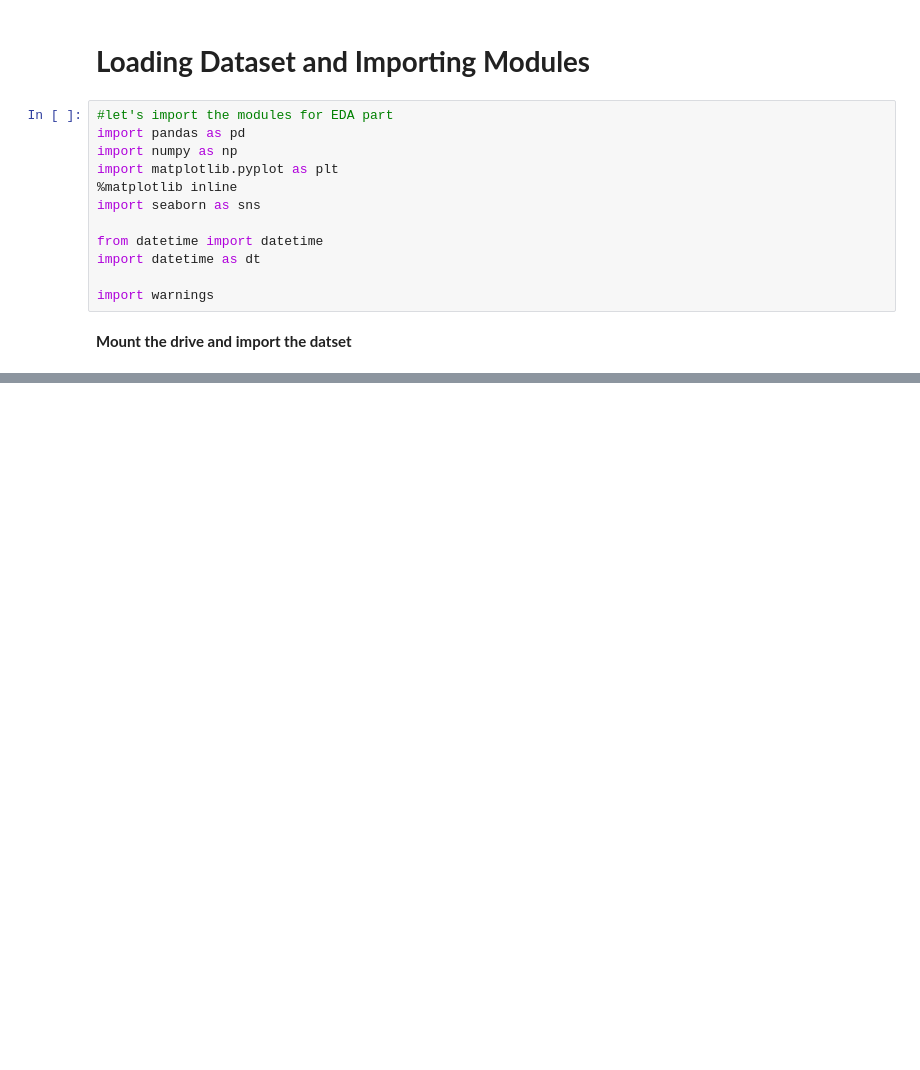
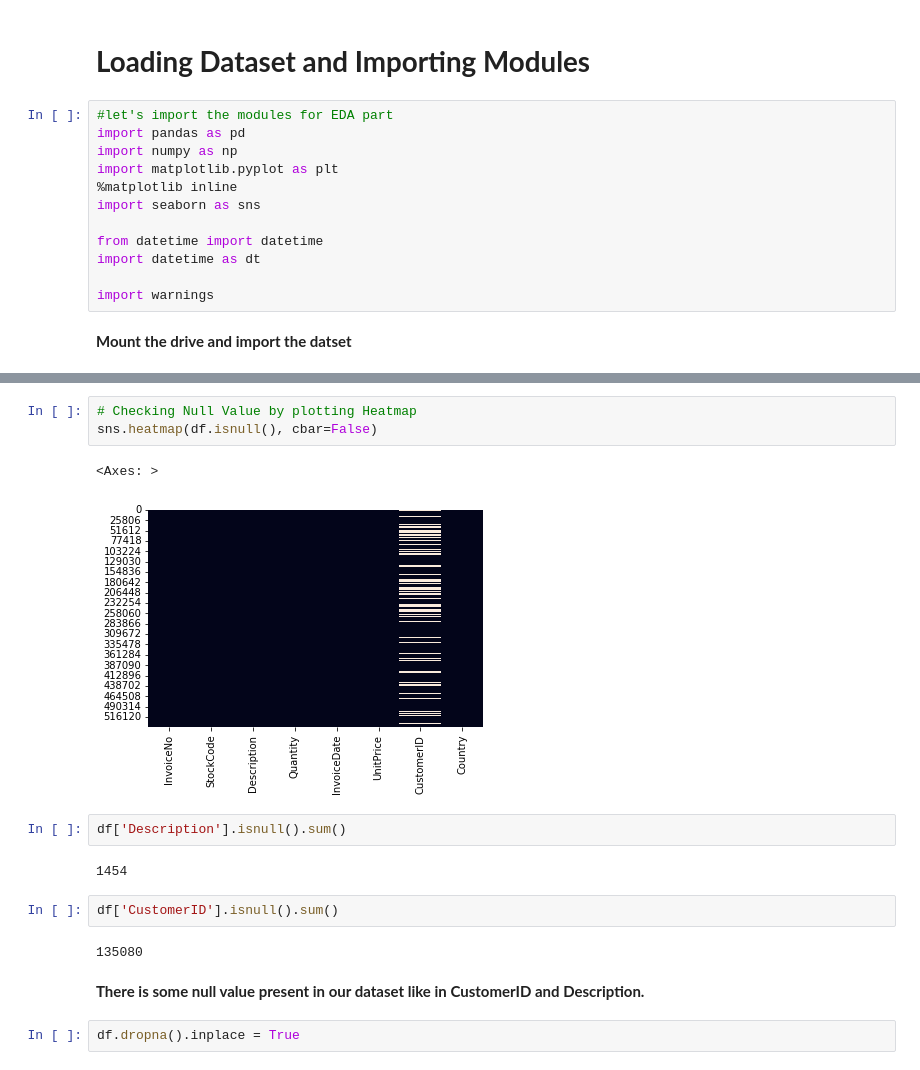
Before and after one commit to harshithgowdakc/Online-Retail-Customer-Segmentation, a Jupyter notebook: Online_Retail_Customer_Segmentation.ipynb, the cells around one changed output, grey strips where cells are left out. Cells and saved outputs as stored; diff of their text form; blank space fills up the shorter version.

```diff
--- a/Online_Retail_Customer_Segmentation.ipynb
+++ b/Online_Retail_Customer_Segmentation.ipynb
@@ -147,0 +156,18 @@ dtype: int64
+# %%
+# Checking Null Value by plotting Heatmap
+sns.heatmap(df.isnull(), cbar=False)
+# %% [output]
+<Axes: >
+[figure, added]
+# %%
+df['Description'].isnull().sum()
+# %% [output]
+1454
+# %%
+df['CustomerID'].isnull().sum()
+# %% [output]
+135080
+# %% [markdown]
+**There is some null value present in our dataset like in CustomerID and Description.**
+# %%
+df.dropna().inplace = True
```
Also changed, not shown: parts of 49 cells of this notebook.
